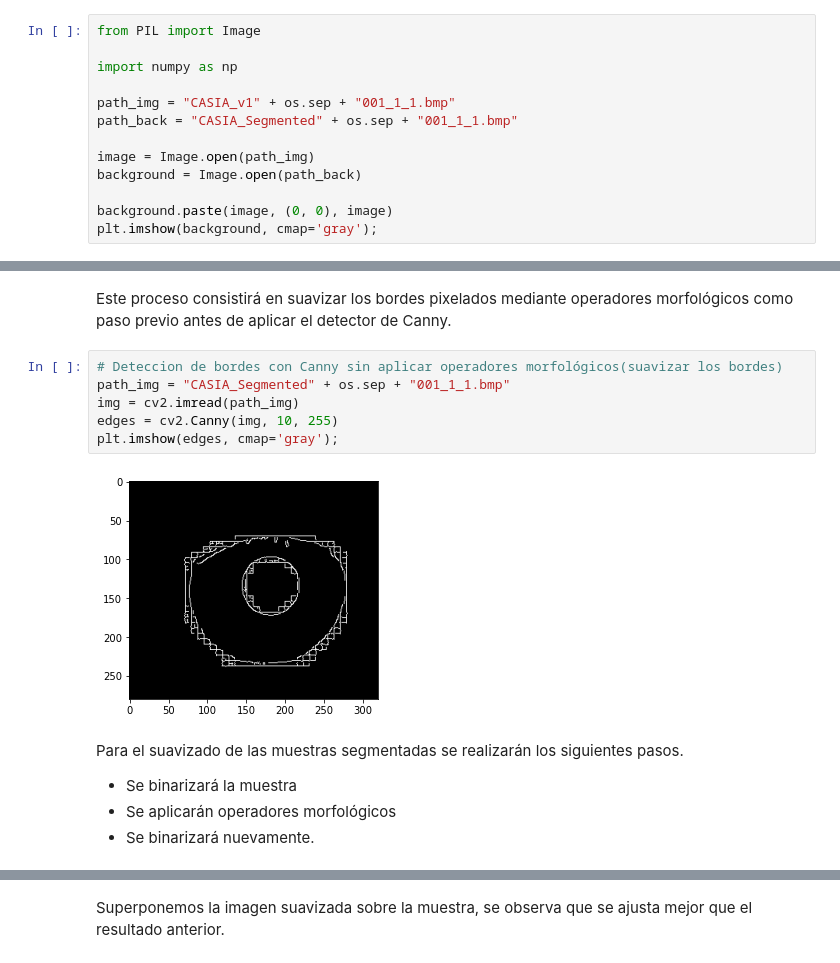
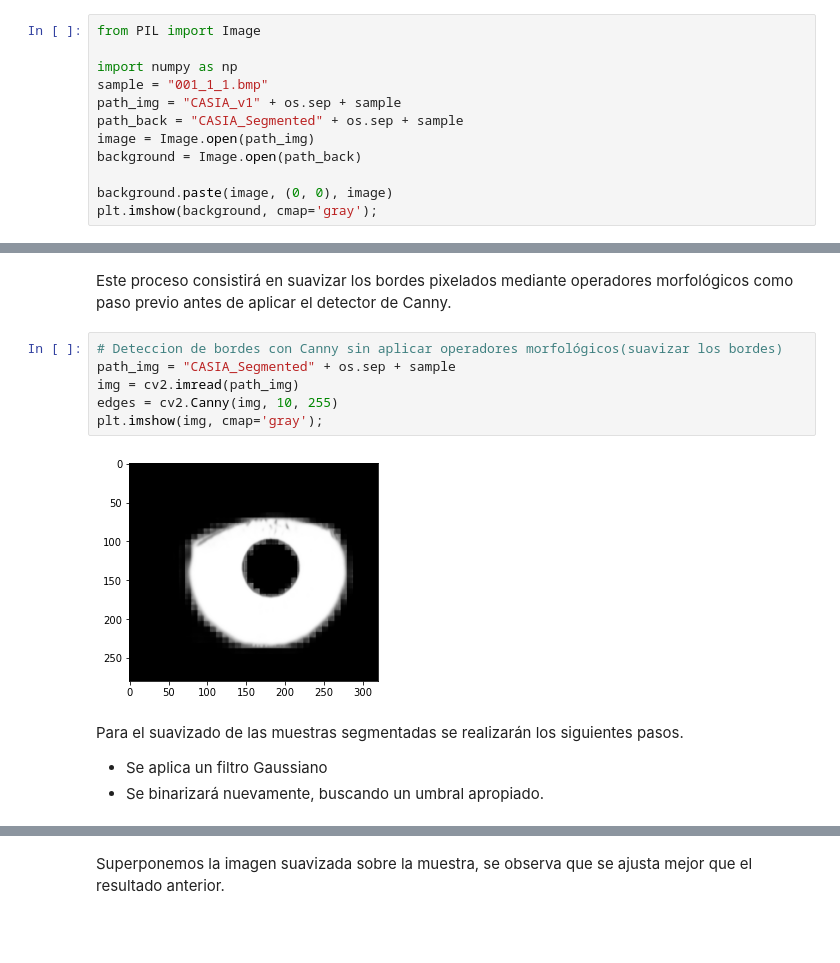
Before and after one commit to dbo1001/UBU-TFG-iris_classifier, a Jupyter notebook: notebooks/#5 Red U-Net-v2.ipynb, the cells around one changed output, grey strips where cells are left out. Cells and saved outputs as stored; diff of their text form; blank space fills up the shorter version.

```diff
--- a/notebooks/#5 Red U-Net-v2.ipynb
+++ b/notebooks/#5 Red U-Net-v2.ipynb
@@ -130,10 +133,9 @@ Vamos a superponer la muestra segmentada sobre la muestra completa del ojo para
 from PIL import Image
 
 import numpy as np
-
-path_img = "CASIA_v1" + os.sep + "001_1_1.bmp"
-path_back = "CASIA_Segmented" + os.sep + "001_1_1.bmp"
-
+sample = "001_1_1.bmp"
+path_img = "CASIA_v1" + os.sep + sample
+path_back = "CASIA_Segmented" + os.sep + sample
 image = Image.open(path_img)
 background = Image.open(path_back)
 
@@ -147,15 +149,14 @@ plt.imshow(background, cmap='gray');
 Este proceso consistirá en suavizar los bordes pixelados mediante operadores morfológicos como paso previo antes de aplicar el detector de Canny.
 # %%
 # Deteccion de bordes con Canny sin aplicar operadores morfológicos(suavizar los bordes)
-path_img = "CASIA_Segmented" + os.sep + "001_1_1.bmp"
+path_img = "CASIA_Segmented" + os.sep + sample
 img = cv2.imread(path_img)
 edges = cv2.Canny(img, 10, 255)
-plt.imshow(edges, cmap='gray');
+plt.imshow(img, cmap='gray');
 # %% [output]
-[figure, old version]
+[figure, new version]
 # %% [markdown]
 Para el suavizado de las muestras segmentadas se realizarán los siguientes pasos.
 
-- Se binarizará la muestra
-- Se aplicarán operadores morfológicos
-- Se binarizará nuevamente.
+- Se aplica un filtro Gaussiano
+- Se binarizará nuevamente, buscando un umbral apropiado.
```
Also changed, not shown: parts of 42 cells of this notebook.
